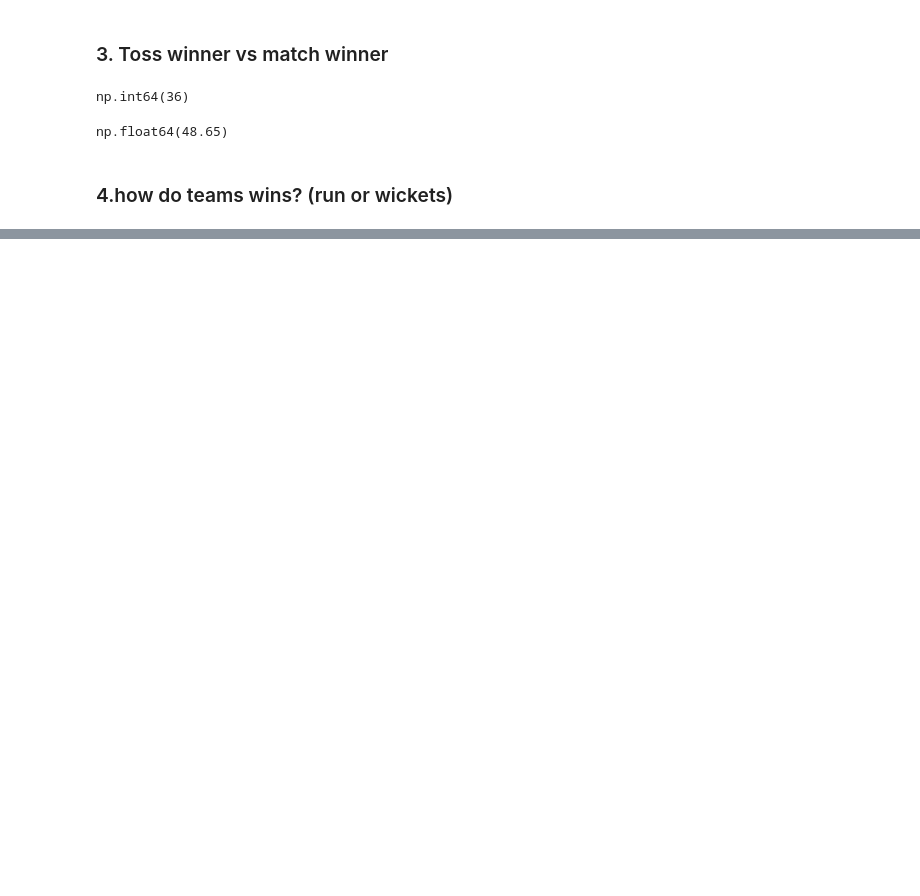
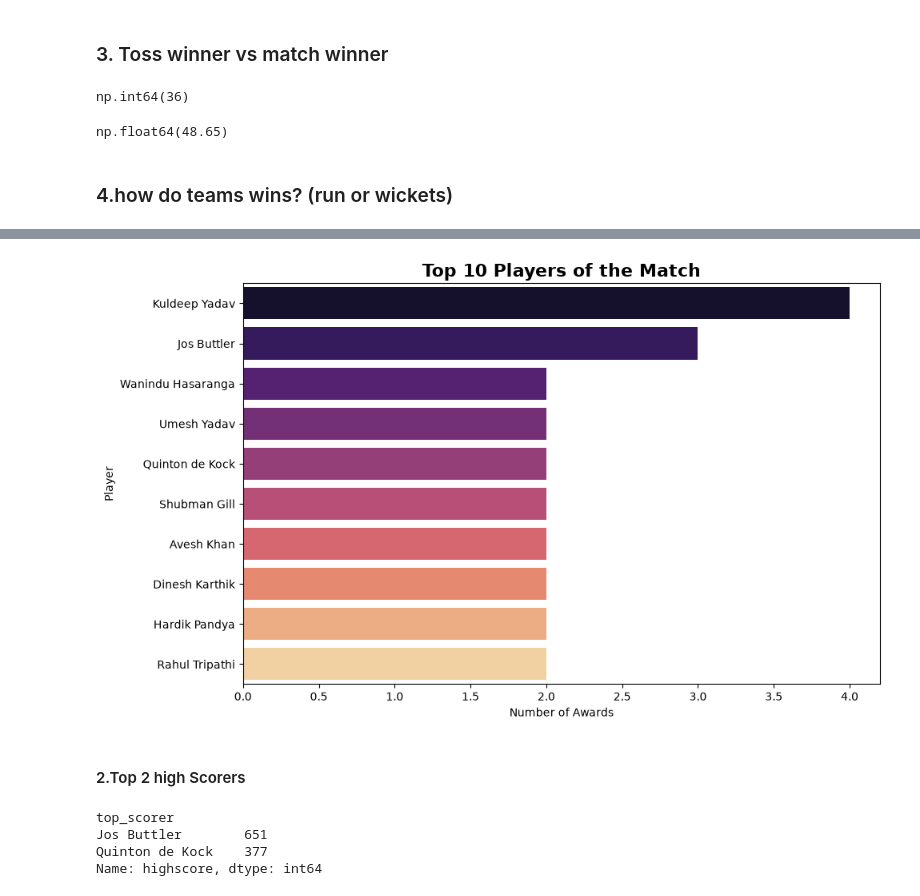
Before and after one commit to IshwariUgale-hub/IPL-Data-Analysis, a Jupyter notebook: IPL_data_analysis.ipynb, the cells around one changed output, grey strips where cells are left out. Drawn from its saved outputs; the diff is of its cells as text; code cells hidden in the pictures; blank space fills up the shorter version.

```diff
--- a/IPL_data_analysis.ipynb
+++ b/IPL_data_analysis.ipynb
@@ -128,0 +145,3 @@ Text(0.5, 1.0, 'Number of Matches Won by Each Team')
+# %%
+counts= df['player_of_the_match'].value_counts().head(10)
+counts
@@ -128,0 +161,33 @@ Text(0.5, 1.0, 'Number of Matches Won by Each Team')
+# %%
+plt.figure(figsize=(10,6))
+
+sns.barplot(
+    y=counts.index,
+    x=counts.values,
+    palette="magma"
+)
+
+plt.title("Top 10 Players of the Match", fontsize=16, fontweight="bold")
+plt.xlabel("Number of Awards")
+plt.ylabel("Player")
+
+plt.tight_layout()
+
+# Save the graph
+plt.savefig("images/top_10_players_of_the_match.png",
+            dpi=300,
+            bbox_inches="tight")
+
+plt.show()
+# %% [output]
+[figure, added]
+# %% [markdown]
+#### 2.Top 2 high Scorers
+# %%
+top2= df.groupby('top_scorer')['highscore'].sum().sort_values(ascending=False).head(2)
+top2
+# %% [output]
+top_scorer
+Jos Buttler        651
+Quinton de Kock    377
+Name: highscore, dtype: int64
```
Also changed, not shown: parts of 10 cells of this notebook.
